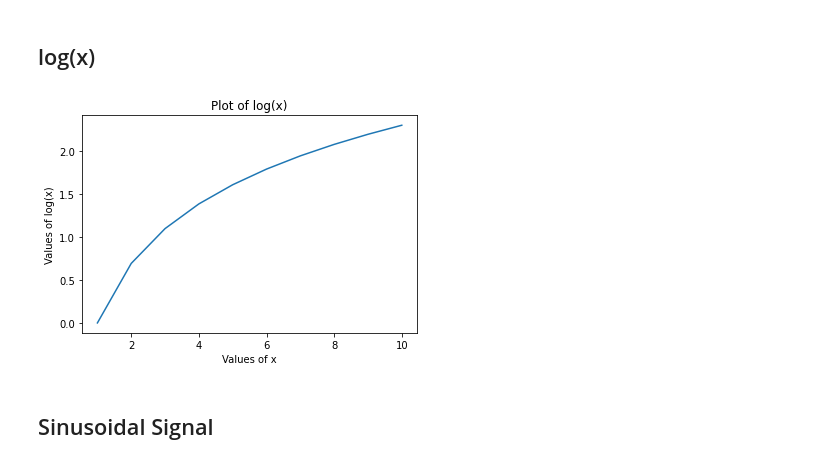
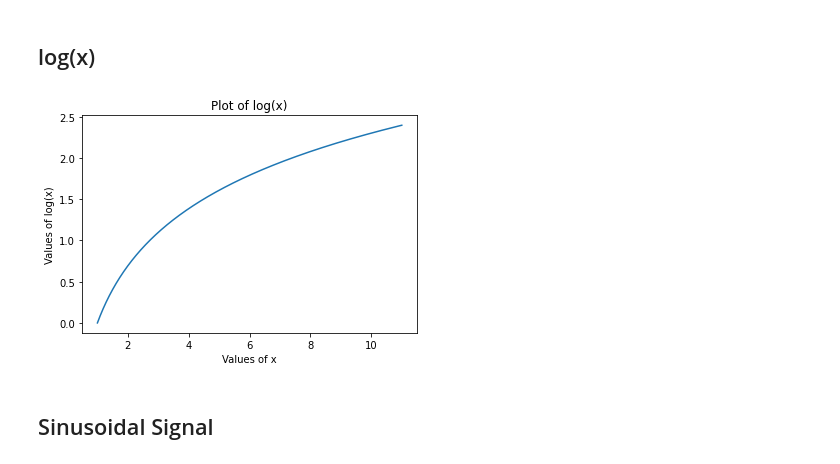
Before and after one commit to sanju6890/python-basic-signal-plots, a Jupyter notebook: basic_signal_plots.ipynb, the cells around one changed output. Saved outputs shown, nothing was run; the diff lists cells and outputs as text; code cells hidden in the pictures.

Commit message:
Modified plot of log(x)
Signed-off-by: sanju6890 <sanjusaikap2001@gmail.com>

```diff
--- a/basic_signal_plots.ipynb
+++ b/basic_signal_plots.ipynb
@@ -31,15 +31,15 @@ plt.show()
 # %% [markdown]
 ## log(x)
 # %%
-x = np.arange(1, 11, 1)
+x = np.arange(1, 11, 0.001)
 y = np.log(x)
 plt.plot(x, y)
 plt.title("Plot of log(x)")
 plt.xlabel("Values of x")
 plt.ylabel("Values of log(x)")
 plt.show()
 # %% [output]
-[figure, old version]
+[figure, new version]
 # %% [markdown]
 ## Sinusoidal Signal
 # %%
```
